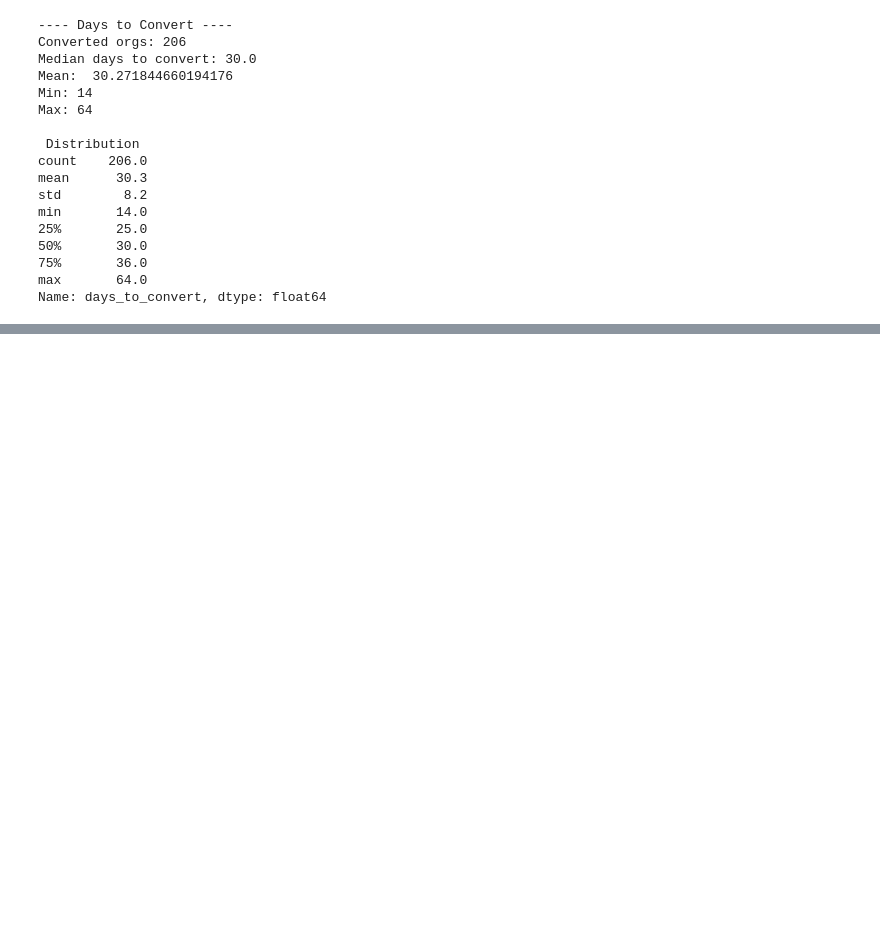
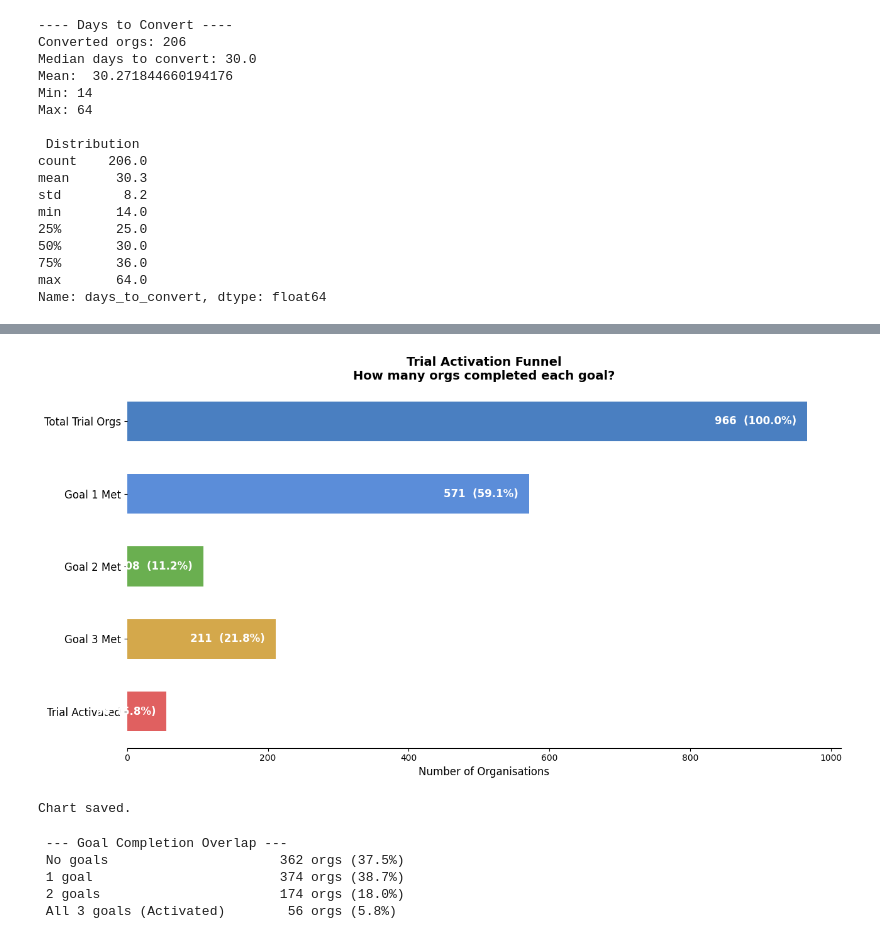
Before and after one commit to data-by-kaka/trial-conversion-analysis, a Jupyter notebook: Notebooks/02_Task.ipynb, the cells around one changed output, grey strips where cells are left out. Cells and saved outputs as stored; diff of their text form; code cells hidden in the pictures; blank space fills up the shorter version.

```diff
--- a/Notebooks/02_Task.ipynb
+++ b/Notebooks/02_Task.ipynb
@@ -229,0 +371,70 @@ Name: days_to_convert, dtype: float64
+# %%
+# ── Visualise the funnel ──
+# Each bar is proportional to the number of orgs at that stage. The percentage labels show both the % of total and the absolute count.
+
+stages = list(funnel_data.keys())
+counts = list(funnel_data.values())
+pcts   = [c / total * 100 for c in counts]
+
+# Colour gets darker as orgs progress through the funnel
+colors = ["#4a7fc1", "#5b8dd9", "#6aaf50", "#d4a84b", "#e06060"]
+
+fig, ax = plt.subplots(figsize=(13, 7))
+
+bars = ax.barh(
+    stages[::-1],   # reverse so Stage 1 is at the top
+    counts[::-1],
+    color=colors[::-1],
+    edgecolor="none",
+    height=0.55
+)
+
+# Add count + percentage labels inside each bar
+for bar, count, pct in zip(bars, counts[::-1], pcts[::-1]):
+    ax.text(
+        bar.get_width() - 15,
+        bar.get_y() + bar.get_height() / 2,
+        f"{count:,}  ({pct:.1f}%)",
+        va="center", ha="right",
+        fontsize=12, fontweight="bold",
+        color="white"
+    )
+
+ax.set_xlabel("Number of Organisations", fontsize=12)
+ax.set_title("Trial Activation Funnel\nHow many orgs completed each goal?",
+             fontsize=14, fontweight="bold")
+ax.set_xlim(0, total * 1.05)
+ax.spines[["top", "right", "left"]].set_visible(False)
+ax.tick_params(axis="y", labelsize=12)
+
+plt.tight_layout()
+plt.savefig("trial_goal_funnel.png", bbox_inches="tight", dpi=150)
+plt.show()
+print("Chart saved.")
+# %% [output]
+[figure, added]
+Chart saved.
+# %%
+# ── Goal completion overlap ───
+
+# How many orgs hit exactly 1 goal, 2 goals, or all 3? This tells us whether orgs are completing goals in combination or mostly in isolation.
+
+org_df['goals_completed'] = (
+    org_df['goal1_met'] +
+    org_df['goal2_met'] +
+    org_df['goal3_met']
+)
+
+overlap =  org_df['goals_completed'].value_counts().sort_index()
+overlap_pct = (overlap/ len(org_df) *100).round(1)
+
+print("\n --- Goal Completion Overlap ---")
+labels = {0: "No goals", 1: "1 goal", 2: "2 goals", 3: "All 3 goals (Activated)"}
+for k, count in overlap.items():
+    print(f" {labels[k]:<28} {count:>4} orgs ({overlap_pct[k]}%)")
+# %% [output]
+ --- Goal Completion Overlap ---
+ No goals                      362 orgs (37.5%)
+ 1 goal                        374 orgs (38.7%)
+ 2 goals                       174 orgs (18.0%)
+ All 3 goals (Activated)        56 orgs (5.8%)
```
Also changed, not shown: parts of 14 cells of this notebook, 5 other files.
